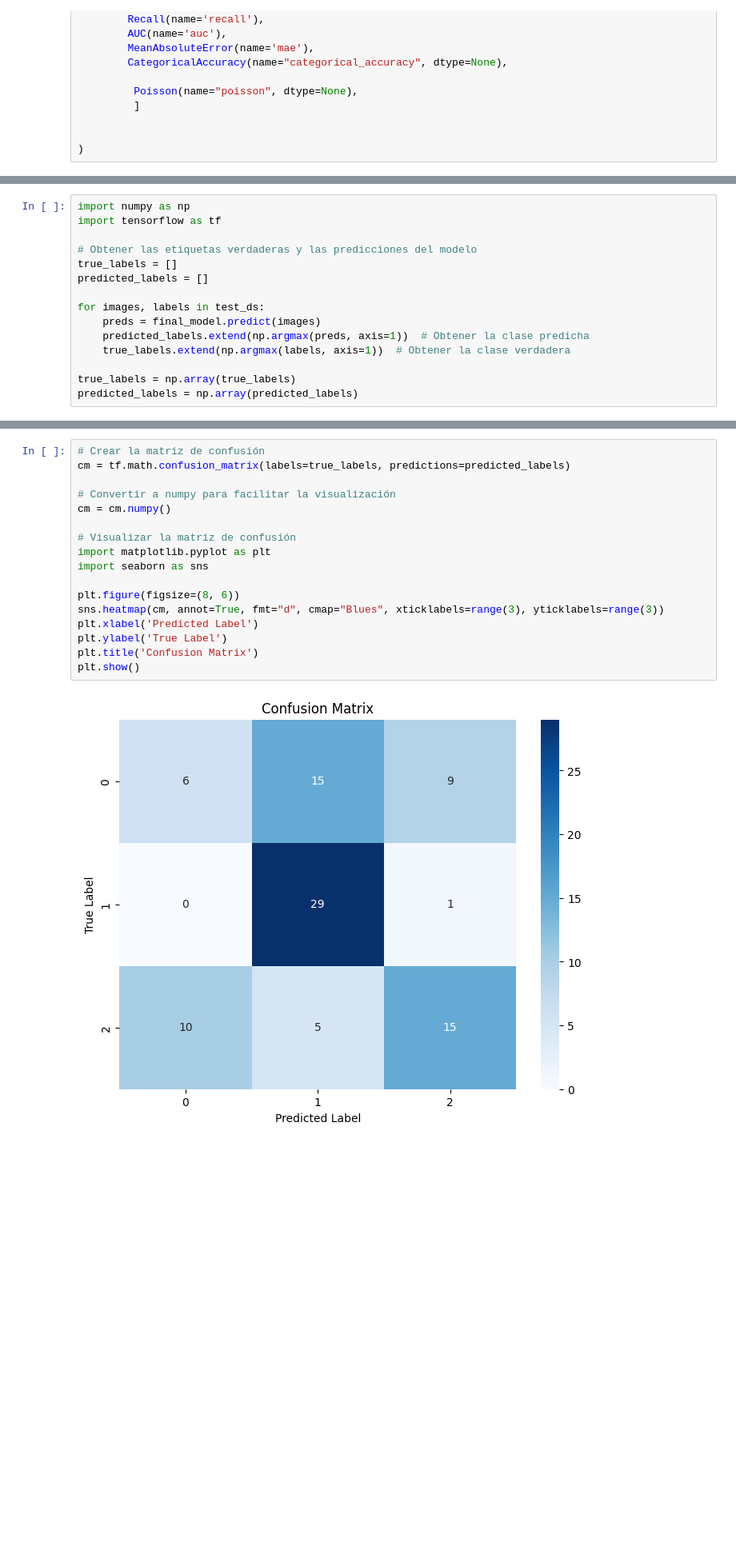
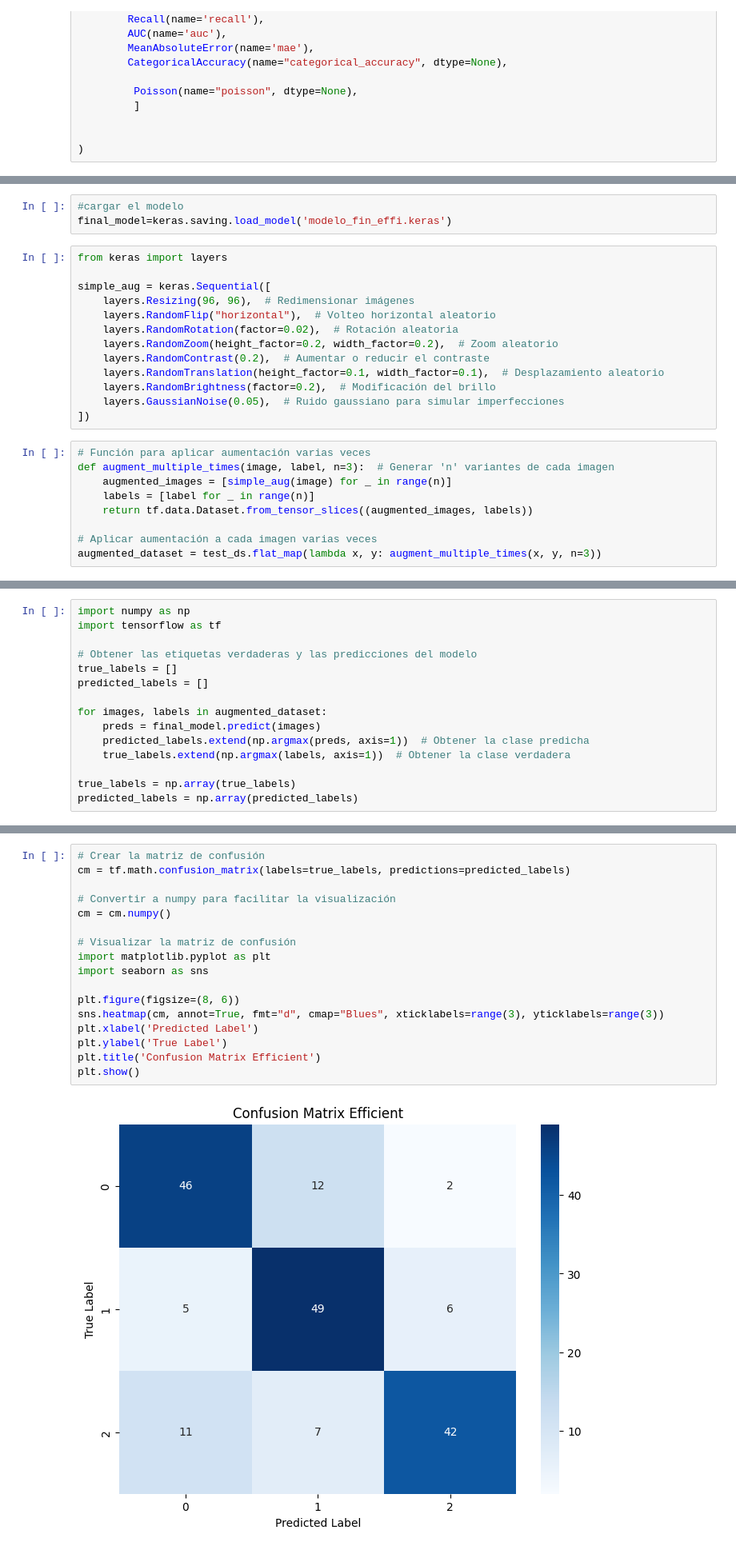
Before and after one commit to Sebas0399/tesisIpynb, a Jupyter notebook: final.ipynb, the cells around one changed output, grey strips where cells are left out. Shown: that part at 80% size. Saved outputs shown, nothing was run; the diff lists cells and outputs as text; blank space fills up the shorter version.

```diff
--- a/final.ipynb
+++ b/final.ipynb
@@ -249,0 +246,25 @@ Reusing TensorBoard on port 6012 (pid 6648), started 2 days, 20:54:36 ago. (Use
+# %%
+#cargar el modelo
+final_model=keras.saving.load_model('modelo_fin_effi.keras')
+# %%
+from keras import layers
+
+simple_aug = keras.Sequential([
+    layers.Resizing(96, 96),  # Redimensionar imágenes
+    layers.RandomFlip("horizontal"),  # Volteo horizontal aleatorio
+    layers.RandomRotation(factor=0.02),  # Rotación aleatoria
+    layers.RandomZoom(height_factor=0.2, width_factor=0.2),  # Zoom aleatorio
+    layers.RandomContrast(0.2),  # Aumentar o reducir el contraste
+    layers.RandomTranslation(height_factor=0.1, width_factor=0.1),  # Desplazamiento aleatorio
+    layers.RandomBrightness(factor=0.2),  # Modificación del brillo
+    layers.GaussianNoise(0.05),  # Ruido gaussiano para simular imperfecciones
+])
+# %%
+# Función para aplicar aumentación varias veces
+def augment_multiple_times(image, label, n=3):  # Generar 'n' variantes de cada imagen
+    augmented_images = [simple_aug(image) for _ in range(n)]
+    labels = [label for _ in range(n)]
+    return tf.data.Dataset.from_tensor_slices((augmented_images, labels))
+
+# Aplicar aumentación a cada imagen varias veces
+augmented_dataset = test_ds.flat_map(lambda x, y: augment_multiple_times(x, y, n=3))
@@ -271,7 +317,7 @@ import tensorflow as tf
 true_labels = []
 predicted_labels = []
 
-for images, labels in test_ds:
+for images, labels in augmented_dataset:
     preds = final_model.predict(images)
     predicted_labels.extend(np.argmax(preds, axis=1))  # Obtener la clase predicha
     true_labels.extend(np.argmax(labels, axis=1))  # Obtener la clase verdadera
@@ -285,20 +334,20 @@ predicted_labels = np.array(predicted_labels)
 # %%
 # Crear la matriz de confusión
 cm = tf.math.confusion_matrix(labels=true_labels, predictions=predicted_labels)
 
 # Convertir a numpy para facilitar la visualización
 cm = cm.numpy()
 
 # Visualizar la matriz de confusión
 import matplotlib.pyplot as plt
 import seaborn as sns
 
 plt.figure(figsize=(8, 6))
 sns.heatmap(cm, annot=True, fmt="d", cmap="Blues", xticklabels=range(3), yticklabels=range(3))
 plt.xlabel('Predicted Label')
 plt.ylabel('True Label')
-plt.title('Confusion Matrix')
+plt.title('Confusion Matrix Efficient')
 plt.show()
 # %% [output]
-[figure, old version]
+[figure, new version]
 # %%
```
Also changed, not shown: parts of 18 cells of this notebook, 6 other files.
